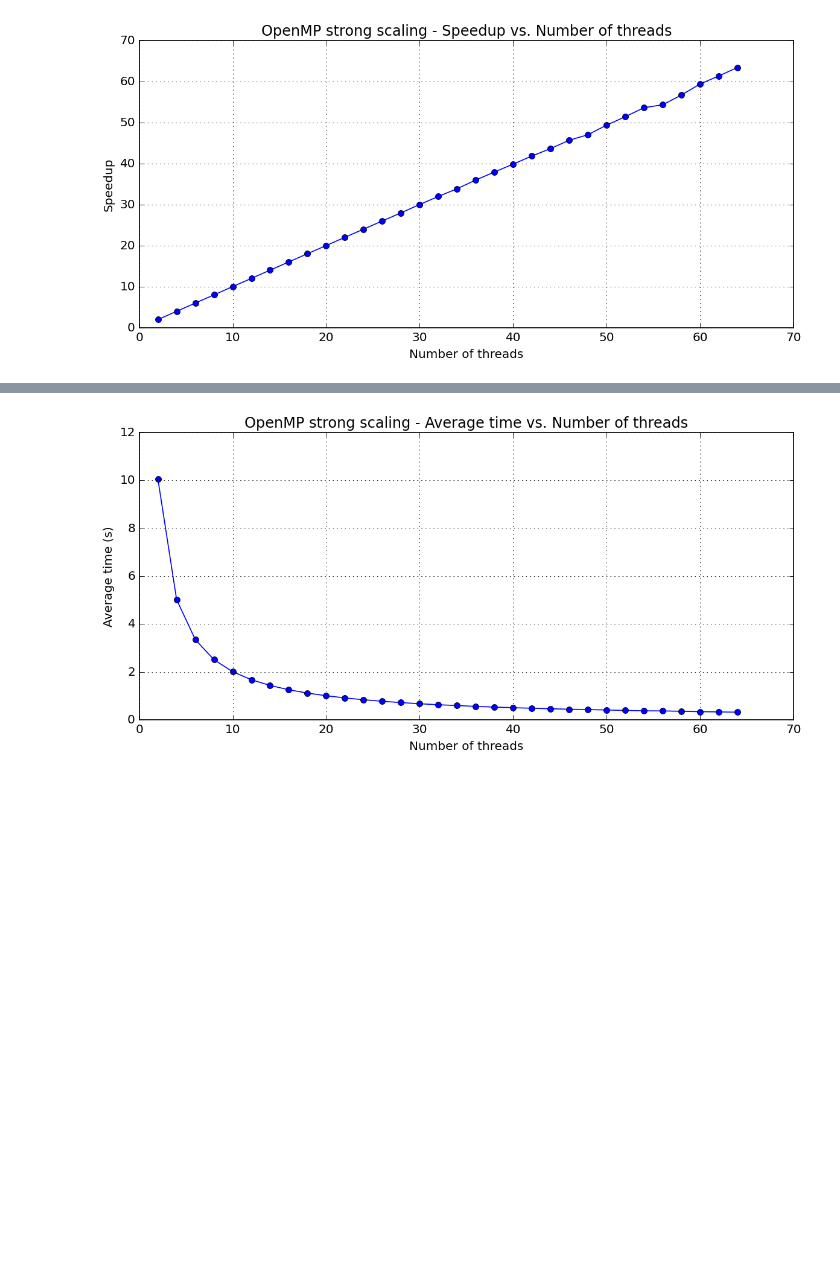
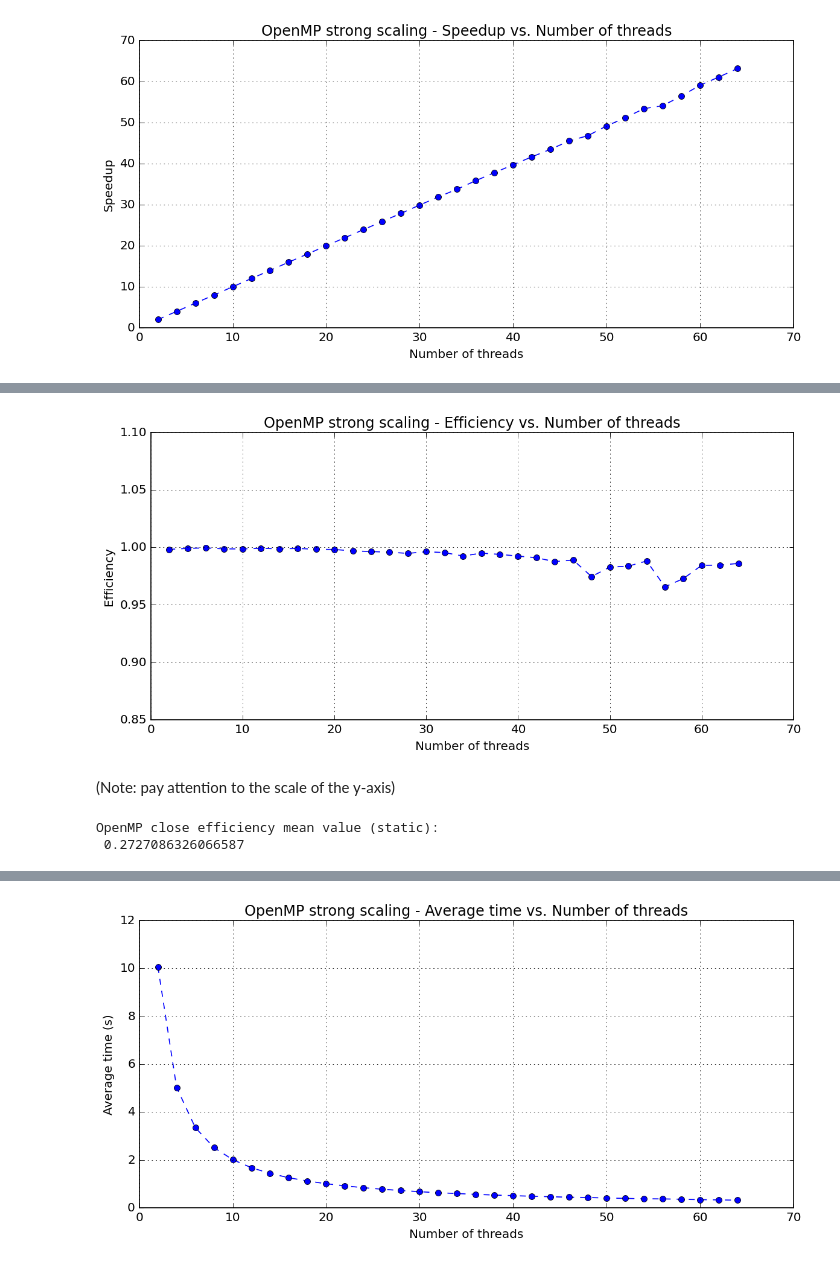
Before and after one commit to PieroZ01/High_Performance_Computing_Assignment, a Jupyter notebook: exercise2/Solution/ex2C_scaling_analysis.ipynb, the cells around one changed output, grey strips where cells are left out. Cells and saved outputs as stored; diff of their text form; code cells hidden in the pictures; blank space fills up the shorter version.

```diff
--- a/exercise2/Solution/ex2C_scaling_analysis.ipynb
+++ b/exercise2/Solution/ex2C_scaling_analysis.ipynb
@@ -79,0 +93,32 @@ OpenMP close efficiency mean value:  0.9954143040584118
+# %%
+# Plot the efficiency for the OpenMP spread and close scaling
+plt.style.use("classic")
+plot = plt.figure(figsize=(10, 5), dpi=120, facecolor='w', edgecolor='k')
+#plt.plot(omp_strong_scaling_spread_data["n_threads"], omp_strong_scaling_spread_data["Efficiency"], marker="o", linestyle="--", color="green") # label="Spread"
+plt.plot(omp_strong_scaling_close_data["n_threads"], omp_strong_scaling_close_data["Efficiency"], marker="o", linestyle="--", color="blue") # label="Close"
+plt.ylim(0.85, 1.1)
+plt.xlabel("Number of threads")
+plt.ylabel("Efficiency")
+plt.title("OpenMP strong scaling - Efficiency vs. Number of threads")
+#plt.legend()
+plt.grid(True)
+
+# Fix the layout and show the plot
+plt.tight_layout()
+plt.show()
+# %% [output]
+[figure, added]
+# %% [markdown]
+(Note: pay attention to the scale of the y-axis)
+# %%
+# Compute the efficiency for the OpenMP scaling (close binding with static scheduling)
+omp_strong_scaling_close_data_static["Efficiency"] = omp_strong_scaling_close_data_static["Speedup"] / omp_strong_scaling_close_data_static["n_threads"]
+
+# Compute the efficiency mean value for the OpenMP scaling (close binding with static scheduling)
+omp_strong_scaling_close_efficiency_mean_static = np.mean(omp_strong_scaling_close_data_static["Efficiency"])
+
+# Print the efficiency mean value for the OpenMP scaling (close binding with static scheduling)
+print("OpenMP close efficiency mean value (static): \n", omp_strong_scaling_close_efficiency_mean_static)
+# %% [output]
+OpenMP close efficiency mean value (static):
+ 0.2727086326066587
```
Also changed, not shown: parts of 21 cells of this notebook, 4 other files.
